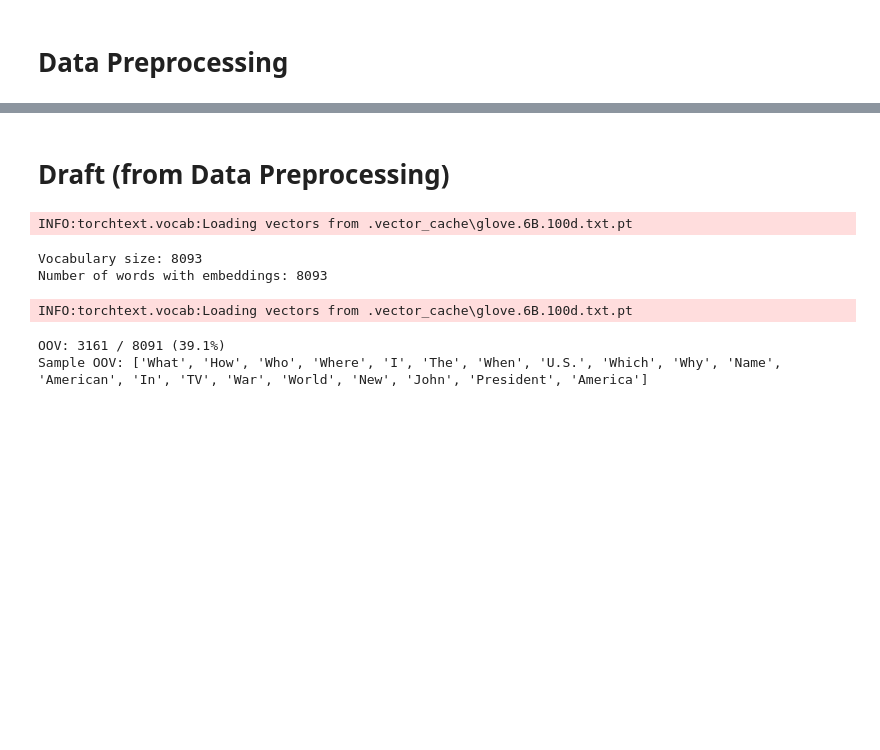
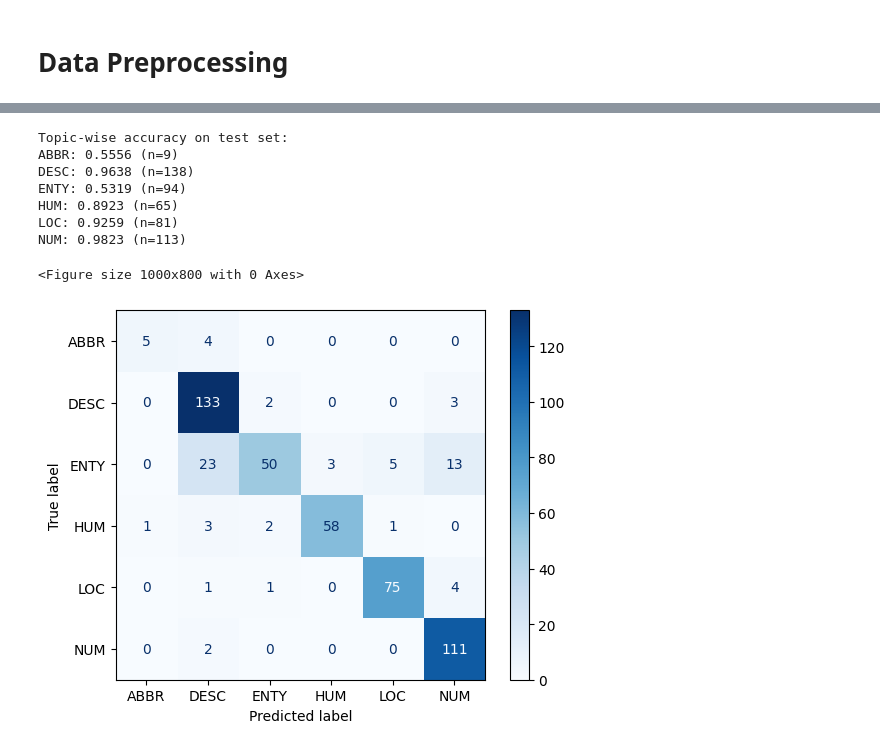
Before and after one commit to yukilam-space/SC4002-NLP, a Jupyter notebook: ruochee/Q3.1.ipynb, the cells around one changed output, grey strips where cells are left out. Saved outputs shown, nothing was run; the diff lists cells and outputs as text; code cells hidden in the pictures; blank space fills up the shorter version.

```diff
--- a/ruochee/Q3.1.ipynb
+++ b/ruochee/Q3.1.ipynb
@@ -533,43 +580,26 @@ weighted avg       0.86      0.83      0.83       500
 # %%
 # Topic-wise accuracy (fraction of each true class predicted correctly)
 cm = confusion_matrix(y_true, y_pred, labels=range(len(le.classes_)))
 per_class_acc = cm.diagonal() / cm.sum(axis=1).clip(min=1)
 
+print("Topic-wise accuracy on test set:")
+
 for i, cls in enumerate(le.classes_):
     print(f"{cls}: {per_class_acc[i]:.4f} (n={cm.sum(axis=1)[i]})")
 
-# Optional dict if you need it programmatically
-topic_acc = {cls: float(per_class_acc[i]) for i, cls in enumerate(le.classes_)}
+# Plot the confusion matrix
+plt.figure(figsize=(10,8))
+cm_display = metrics.ConfusionMatrixDisplay(confusion_matrix = cm,
+                                            display_labels = le.classes_)
+cm_display.plot(cmap=plt.cm.Blues)
+plt.show()
+# %% [output]
+Topic-wise accuracy on test set:
+ABBR: 0.5556 (n=9)
+DESC: 0.9638 (n=138)
+ENTY: 0.5319 (n=94)
+HUM: 0.8923 (n=65)
+LOC: 0.9259 (n=81)
+NUM: 0.9823 (n=113)
+<Figure size 1000x800 with 0 Axes>
+[figure, added]
-# %% [markdown]
-# Draft (from Data Preprocessing)
-# %%
-# Build vocabulary using training data
-TEXT.build_vocab(train_data, vectors='glove.6B.100d', min_freq=1)
-LABEL.build_vocab(train_data)
-
-# Print vocabulary information
-print(f'Vocabulary size: {len(TEXT.vocab)}')
-print(f'Number of words with embeddings: {len(TEXT.vocab.vectors)}')
-# %% [output]
-INFO:torchtext.vocab:Loading vectors from .vector_cache\glove.6B.100d.txt.pt
-Vocabulary size: 8093
-Number of words with embeddings: 8093
-# %%
-# GloVe 6B is lowercased; consider building Field with lower=True to reduce OOVs.
-glove = GloVe(name="6B", dim=100)
-
-# Your vocab tokens (skip specials if present)
-specials = {getattr(TEXT, "unk_token", None), getattr(TEXT, "pad_token", None),
-            getattr(TEXT, "init_token", None), getattr(TEXT, "eos_token", None)}
-vocab_tokens = [t for t in TEXT.vocab.itos if t and t not in specials]
-
-# OOV are tokens not in pretrained stoi
-oov_tokens = [t for t in vocab_tokens if t not in glove.stoi]
-iv_tokens  = [t for t in vocab_tokens if t in glove.stoi]
-
-print(f"OOV: {len(oov_tokens)} / {len(vocab_tokens)} ({len(oov_tokens)/max(1,len(vocab_tokens)):.1%})")
-print("Sample OOV:", oov_tokens[:20])
-# %% [output]
-INFO:torchtext.vocab:Loading vectors from .vector_cache\glove.6B.100d.txt.pt
-OOV: 3161 / 8091 (39.1%)
-Sample OOV: ['What', 'How', 'Who', 'Where', 'I', 'The', 'When', 'U.S.', 'Which', 'Why', 'Name', 'American', 'In', 'TV', 'War', 'World', 'New', 'John', 'President', 'America']
```
Also changed, not shown: parts of 24 cells of this notebook, 1 other file.
